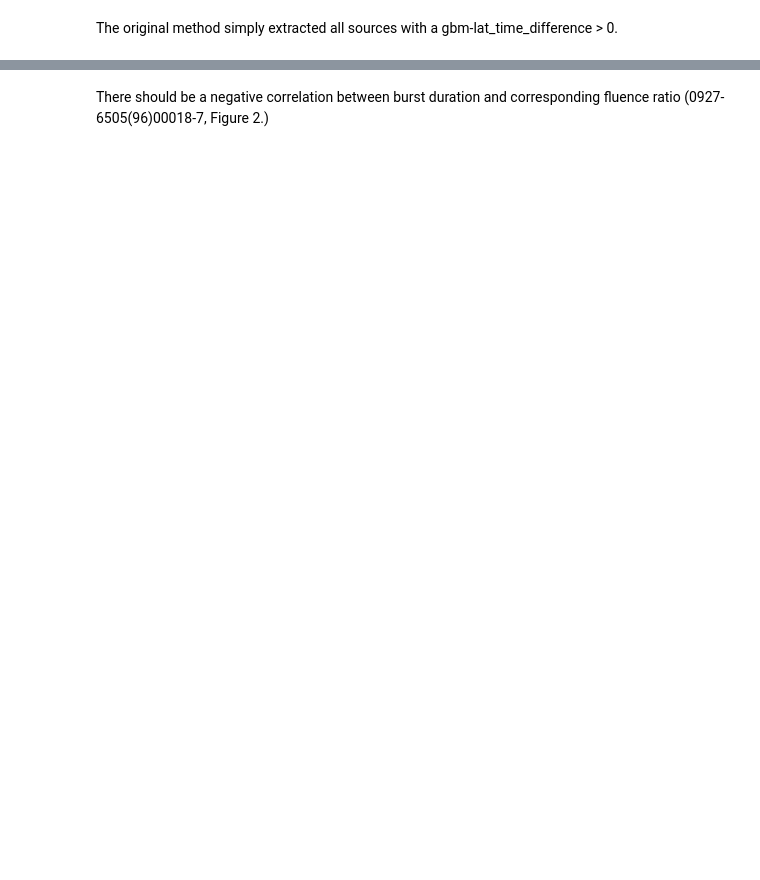
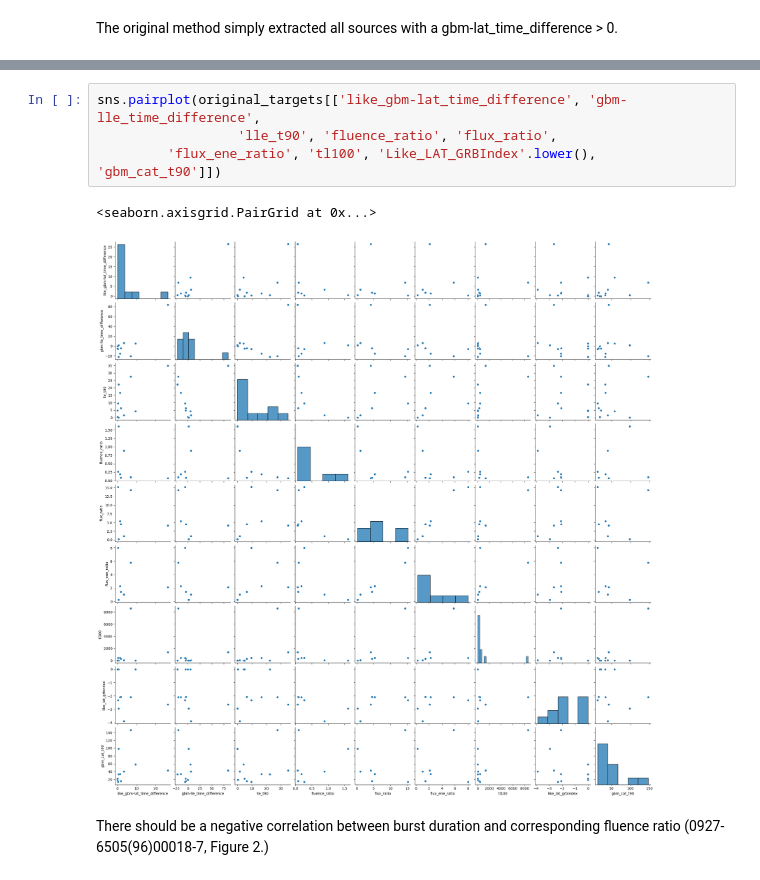
Before and after one commit to xboluna/Research, a Jupyter notebook: BHRad/GBM_Catalog_Searching/Exploring_possible_candidates.ipynb, the cells around one changed output, grey strips where cells are left out. Saved outputs shown, nothing was run; the diff lists cells and outputs as text; blank space fills up the shorter version.

```diff
--- a/BHRad/GBM_Catalog_Searching/Exploring_possible_candidates.ipynb
+++ b/BHRad/GBM_Catalog_Searching/Exploring_possible_candidates.ipynb
@@ -84,3 +107,10 @@ original_targets
+# %%
+sns.pairplot(original_targets[['like_gbm-lat_time_difference', 'gbm-lle_time_difference',
+                  'lle_t90', 'fluence_ratio', 'flux_ratio',
+         'flux_ene_ratio', 'tl100', 'Like_LAT_GRBIndex'.lower(), 'gbm_cat_t90']])
+# %% [output]
+<seaborn.axisgrid.PairGrid at 0x...>
+[figure, added]
 # %% [markdown]
 There should be a negative correlation between burst duration and corresponding fluence ratio (0927-6505(96)00018-7, Figure 2.)
 # %%
```
Also changed, not shown: parts of 5 cells of this notebook, 4 other files.
